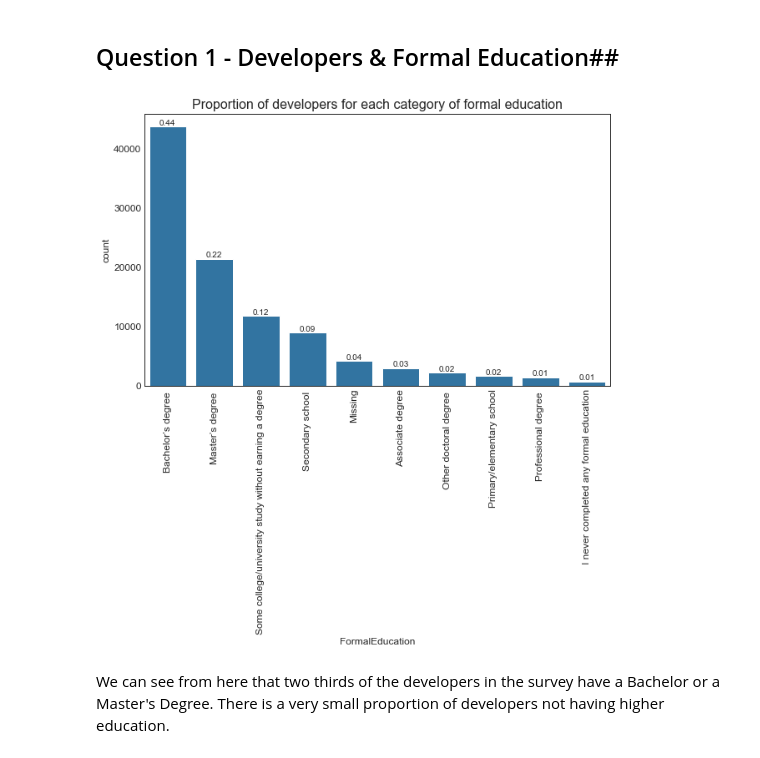
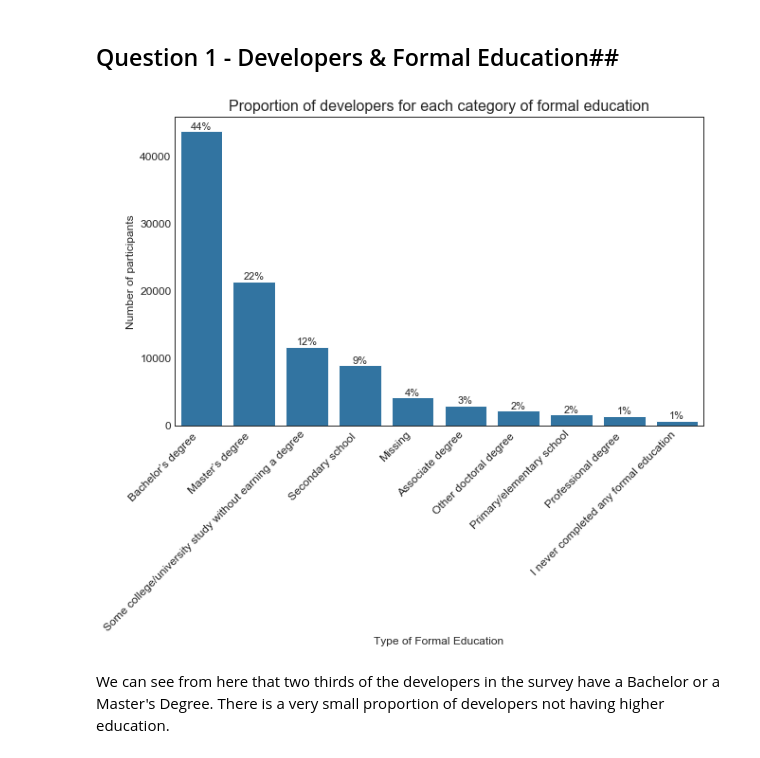
Before and after one commit to LucreziaMorvilli/StackOverflow_2018, a Jupyter notebook: Project.ipynb, the cells around one changed output. Cells and saved outputs as stored; diff of their text form; code cells hidden in the pictures.

```diff
--- a/Project.ipynb
+++ b/Project.ipynb
@@ -145,22 +145,24 @@ df_formedu['FormalEducation'].fillna('Missing', inplace=True)
 # %%
 total = df_formedu.shape[0]
 fig = plt.figure(figsize=(10,6))
 base = sns.color_palette()[0]
 order_educ = df_formedu.FormalEducation.value_counts(dropna=False).index.tolist()
 labels = [x.split('(')[0] for x in order_educ]
 ax = sns.countplot(df_formedu['FormalEducation'], color = base, order = order_educ)
-ax.set_xticklabels(labels, rotation = 90, fontsize=12);
+ax.set_xticklabels(labels, rotation = 45, fontsize=12, ha='right');
 
 for p in ax.patches:
     height = p.get_height()
     ax.text(p.get_x()+p.get_width()/2.,
             height + 3,
-            '{:1.2f}'.format(height/total),
-            ha="center", va='bottom')
+            '{:1.0%}'.format(height/total),
+            ha="center", va='bottom',fontsize=11)
+plt.ylabel('Number of participants', fontsize=12)
+plt.xlabel('Type of Formal Education', fontsize=12)
 
 ax.set_title('Proportion of developers for each category of formal education', fontsize=16);
 # %% [output]
-[figure, old version]
+[figure, new version]
 # %% [markdown]
 We can see from here that two thirds of the developers in the survey have a Bachelor or a Master's Degree. There is a very small proportion of developers not having higher education.
 # %% [markdown]
```
Also changed, not shown: parts of 6 cells of this notebook.
